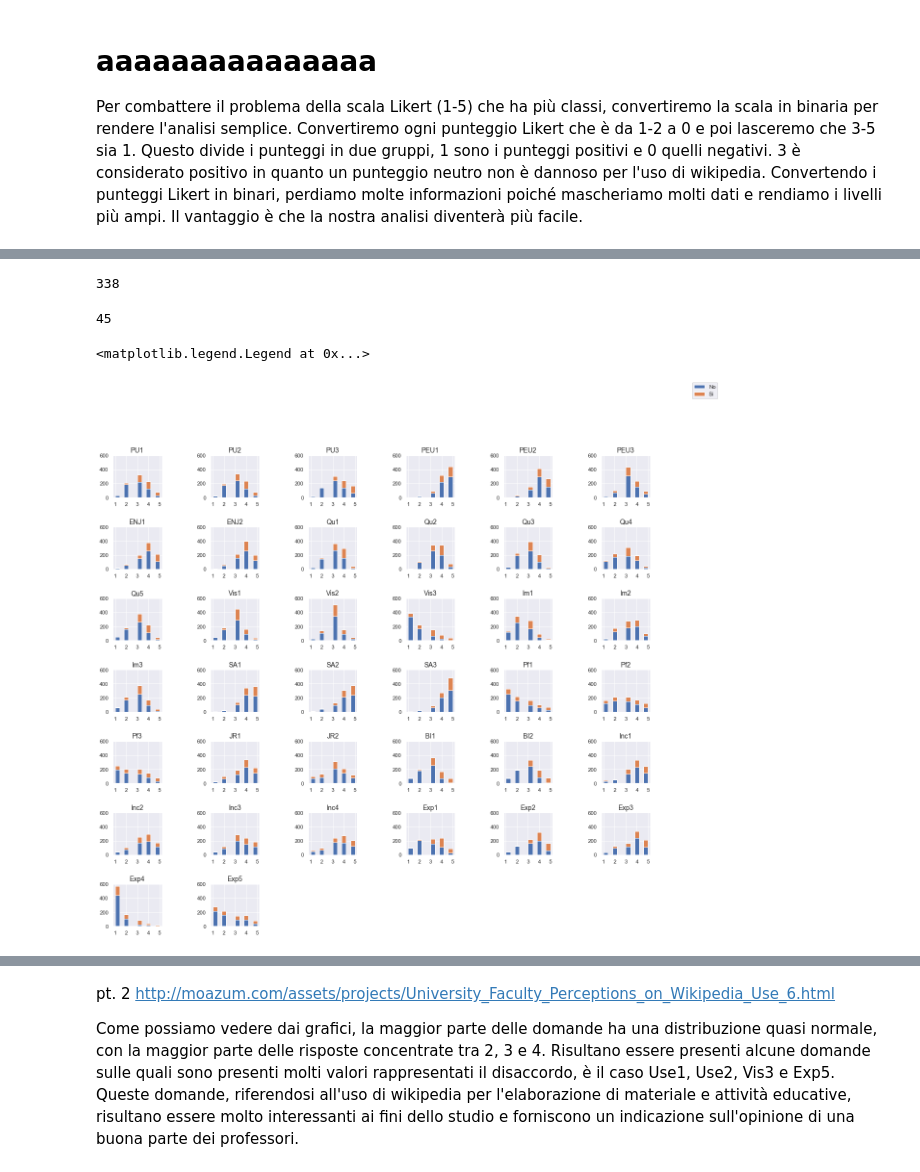
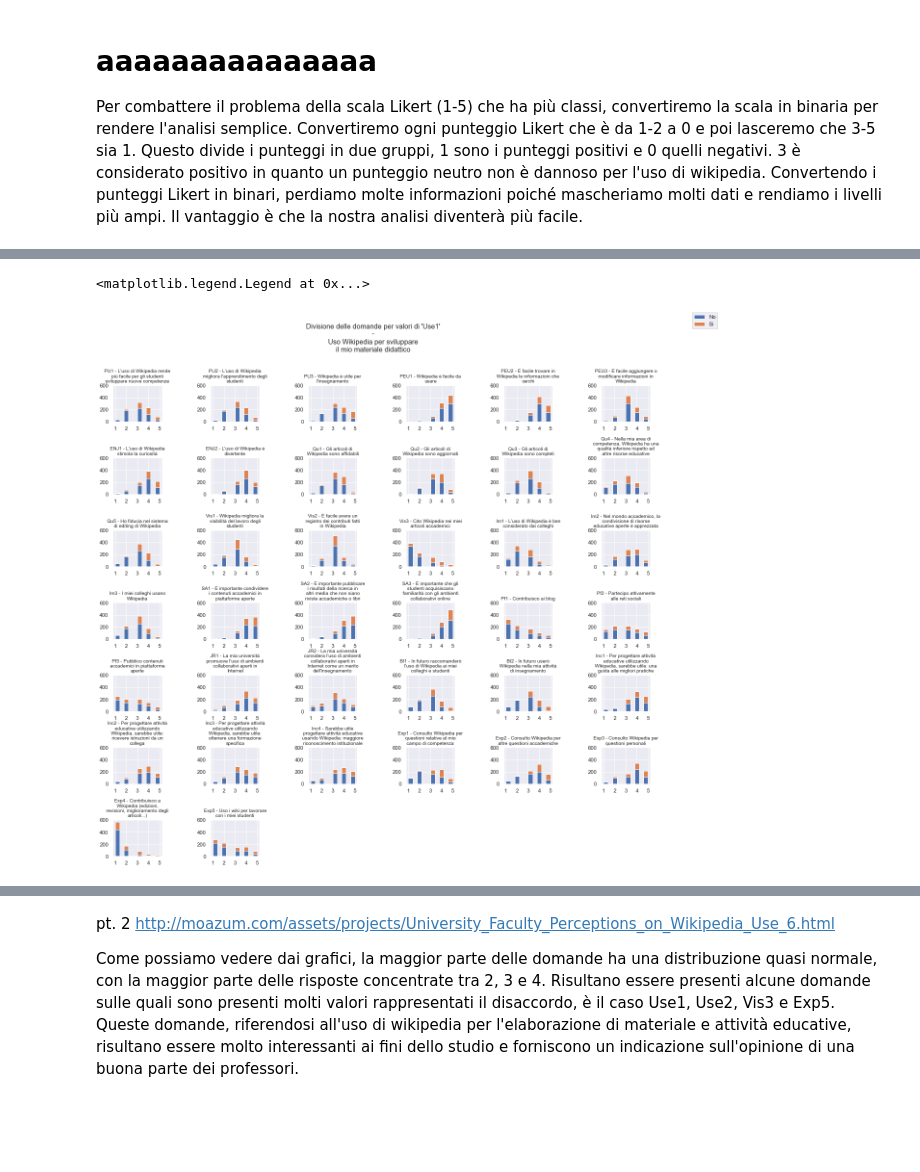
Before and after one commit to AposVinc/wiki4HEProject, a Jupyter notebook: wiki4HE.ipynb, the cells around one changed output, grey strips where cells are left out. Saved outputs shown, nothing was run; the diff lists cells and outputs as text; code cells hidden in the pictures; blank space fills up the shorter version.

```diff
--- a/wiki4HE.ipynb
+++ b/wiki4HE.ipynb
@@ -693,6 +694,6 @@ plt.subplots_adjust(wspace=1)
 for i, x in enumerate(domande_uses.columns):
     ax = plt.subplot(1,5,i+1)
     ax.hist(domande_uses[x])
-    ax.set_title(domande_uses_titles[i], fontsize = 14)
+    ax.set_title(domande_uses_titles[i], fontsize = 10)
     ax.set_xticks([1, 2, 3, 4, 5])
 # %% [output]
@@ -710,7 +711,7 @@ plt.subplots_adjust(wspace=1)
 for i, x in enumerate(domande_uses.columns):
     ax = plt.subplot(1,5,i+1)
     ax.hist(domande_uses[x], bins=2)
-    ax.set_title(domande_uses_titles[i], fontsize = 14)
+    ax.set_title(domande_uses_titles[i], fontsize = 10)
     ax.set_xticks([0,1])
     ax.set_xticklabels(["No", "Si"])
     ax.set_yticks([0, 250, 500, 750])
@@ -743,8 +720,0 @@ Name: Use1, dtype: int64
-# %%
-questionario['Vis3'][(questionario['Use1'] == 0) & (questionario['Vis3'] == 1)].count()
-# %% [output]
-338
-# %%
-questionario['Vis3'][(questionario['Use1'] == 1) & (questionario['Vis3'] == 1)].count()
-# %% [output]
-45
@@ -751,13 +762,14 @@ questionario['Vis3'][(questionario['Use1'] == 1) & (questionario['Vis3'] == 1)].
 # %%
 fig = plt.figure(figsize=(20,18))
-plt.subplots_adjust(wspace=1, hspace=0.7)
+plt.subplots_adjust(wspace=1, hspace=1)
 for i, x in enumerate(questionario.drop(['Use1','Use2','Use3','Use4','Use5'], axis=1).columns):
     ax = plt.subplot(7,6,i+1)
     ax.hist([questionario[x][questionario['Use1'] == 0], questionario[x][questionario['Use1'] == 1]], stacked=True)
-    ax.set_title(x, fontsize = 14)
+    ax.set_title("\n".join(textwrap.wrap(x + " - " + domande_titles[i], 30)), fontsize = 10)
     ax.set_xticks([1, 2, 3, 4, 5])
     ax.set_yticks([0, 200, 400, 600])
-fig.legend(["No", "Si"]))
+plt.suptitle("Divisione delle domande per valori di 'Use1'" + "\n-" + "\n" + domande_uses_titles[0])
+fig.legend(["No", "Si"])
 # %% [output]
 <matplotlib.legend.Legend at 0x...>
-[figure, old version]
+[figure, new version]
```
Also changed, not shown: parts of 13 cells of this notebook.
